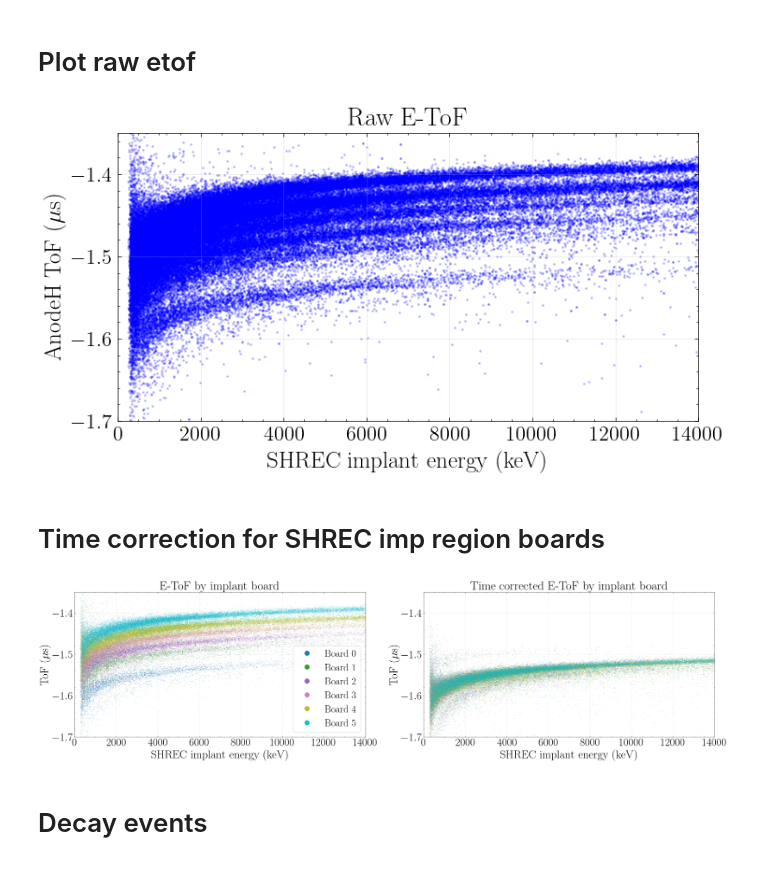
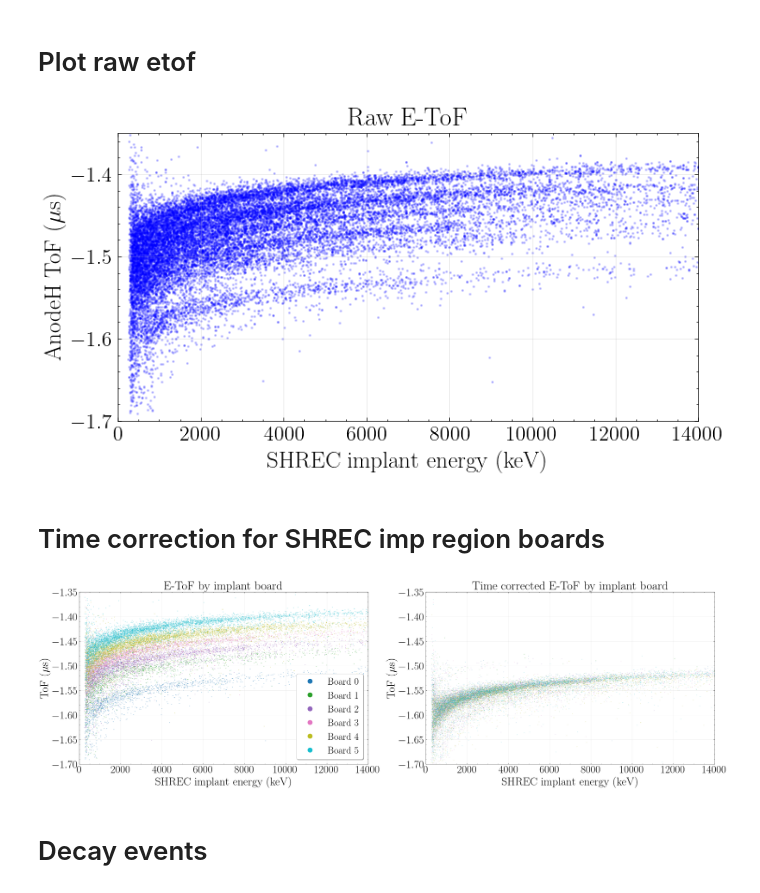
Before and after one commit to JChads4/ppac_analysis2, a Jupyter notebook: ppac_analysis.ipynb, the cells around one changed output. Saved outputs shown, nothing was run; the diff lists cells and outputs as text; code cells hidden in the pictures.

```diff
--- a/ppac_analysis.ipynb
+++ b/ppac_analysis.ipynb
@@ -37,8 +37,8 @@ ruth_W = ruth[ruth['detector'] == 'ruthW']
 # PPAC-SHREC coincidences
 # %%
 # Coincidence window
-window_before_ns = 5000  # 2000 ns (2 us) before
-window_after_ns = 5000   # 1000 ns (1 us) after
+window_before_ns = 1700  # 1700 ns (1.7 us) before
+window_after_ns = 0   # 1000 ns (1 us) after
 
 # Convert to picoseconds for use with timetag values
 window_before_ps = window_before_ns * 1000  # ns to ps
@@ -237,15 +239,15 @@ Processing rate: 8378.5 events/second
 # %% [markdown]
 # Plot raw etof
 # %%
-if not coincident_imp.empty:
+if not coincident_imp_df.empty:
     # Convert ns time differences to us for plotting
-    coincident_imp['dt_cathode_us'] = coincident_imp['dt_cathode_ns'] / 1000  # ns to μs
-    coincident_imp['dt_anodeV_us'] = coincident_imp['dt_anodeV_ns'] / 1000    # ns to μs
-    coincident_imp['dt_anodeH_us'] = coincident_imp['dt_anodeH_ns'] / 1000    # ns to μs
+    coincident_imp_df['dt_cathode_us'] = coincident_imp_df['dt_cathode_ns'] / 1000  # ns to μs
+    coincident_imp_df['dt_anodeV_us'] = coincident_imp_df['dt_anodeV_ns'] / 1000    # ns to μs
+    coincident_imp_df['dt_anodeH_us'] = coincident_imp_df['dt_anodeH_ns'] / 1000    # ns to μs
 
     plt.figure(figsize=(8, 4))
     fs = 18
-    plt.scatter(coincident_imp['imp_xE'], coincident_imp['dt_anodeH_us'],
+    plt.scatter(coincident_imp_df['imp_xE'], coincident_imp_df['dt_anodeH_us'],
                 alpha=0.2, s=1, c='blue')
     plt.xlabel("SHREC implant energy (keV)", fontsize=fs)
     plt.ylabel(r"AnodeH ToF ($\mu$s)", fontsize=fs)
@@ -260,14 +262,14 @@ if not coincident_imp.empty:
 else:
     print("No coincidences")
 # %% [output]
-[figure, old version]
+[figure, new version]
 # %% [markdown]
 # Time correction for SHREC imp region boards
 # %%
 from matplotlib.lines import Line2D
 
 # Get the recoil time in seconds
-coincident_imp['t'] = coincident_imp['imp_timetag'] * 1e-12
+coincident_imp_df['t'] = coincident_imp_df['imp_timetag'] * 1e-12
 
 # Define manual time offsets for the boards- board0 is master
 manual_offsets = {
@@ -281,25 +283,25 @@ manual_offsets = {
 
 # Calculate the corrected dt for the ppac plates in microseconds
 # Staying consistent with xboard
-coincident_imp['dt_anodeH_us_corr'] = coincident_imp.apply(
+coincident_imp_df['dt_anodeH_us_corr'] = coincident_imp_df.apply(
     lambda row: row['dt_anodeH_us'] + manual_offsets.get(row['xboard'], 0) * 1e6,
     axis=1
 )
 
-coincident_imp['dt_anodeV_us_corr'] = coincident_imp.apply(
+coincident_imp_df['dt_anodeV_us_corr'] = coincident_imp_df.apply(
     lambda row: row['dt_anodeV_us'] + manual_offsets.get(row['xboard'], 0) * 1e6,
     axis=1
 )
 
-coincident_imp['dt_cathode_us_corr'] = coincident_imp.apply(
+coincident_imp_df['dt_cathode_us_corr'] = coincident_imp_df.apply(
     lambda row: row['dt_cathode_us'] + manual_offsets.get(row['xboard'], 0) * 1e6,
     axis=1
 )
 
 # Get boards
-boards = sorted(coincident_imp['xboard'].unique())
+boards = sorted(coincident_imp_df['xboard'].unique())
 
-plt.figure(figsize=(30,15))
+plt.figure(figsize=(30,18))
 fs=30
 
 plt.subplot(221)
@@ -308,41 +310,41 @@ legend_handles = []
 
 for board, color in zip(boards, colors):
     # Filter the df for this board
-    board_data = coincident_imp[coincident_imp['xboard'] == board]
+    board_data = coincident_imp_df[coincident_imp_df['xboard'] == board]
     plt.scatter(board_data['imp_xE'], board_data['dt_anodeH_us'],
-                s=2, alpha=0.1, color=color, label=f'Board {board}')
+                s=2, alpha=0.2, color=color, label=f'Board {board}')
     legend_handles.append(Line2D([0], [0], marker='o', color='w', markersize=14, markerfacecolor=color, label=f'Board {board}'))
 plt.xlabel("SHREC implant energy (keV)", fontsize=fs)
 plt.ylabel(r"ToF ($\mu$s)", fontsize=fs)
 plt.title("E-ToF by implant board", fontsize=fs+2)
 plt.xlim(0, 14000)
 plt.ylim(-1.7, -1.35)
 plt.grid(True, alpha=0.3)
 ax = plt.gca()
 ax.tick_params(axis='both', which='major', labelsize=fs-2)
-plt.legend(handles=legend_handles, fontsize=fs-4, frameon=True)
+plt.legend(handles=legend_handles, fontsize=fs-4, frameon=True, shadow=True, facecolor='white')
 
 plt.subplot(222)
 for board, color in zip(boards, colors):
     # Filter the DataFrame for this board
-    board_data = coincident_imp[coincident_imp['xboard'] == board]
+    board_data = coincident_imp_df[coincident_imp_df['xboard'] == board]
     plt.scatter(board_data['imp_xE'], board_data['dt_anodeH_us_corr'],
                 s=2, alpha=0.1, color=color, label=f'Board {board}')
     legend_handles.append(Line2D([0], [0], marker='o', color='w', markersize=14, markerfacecolor=color, label=f'Board {board}'))
 plt.xlabel("SHREC implant energy (keV)", fontsize=fs)
 plt.ylabel(r"ToF ($\mu$s)", fontsize=fs)
 plt.title("Time corrected E-ToF by implant board", fontsize=fs+2)
 plt.xlim(0, 14000)
 plt.ylim(-1.7, -1.35)
 plt.grid(True, alpha=0.3)
 ax = plt.gca()
 ax.tick_params(axis='both', which='major', labelsize=fs-2)
 # plt.legend(handles=legend_handles, fontsize=fs-4, frameon=True)
 
 
 plt.savefig("plots/etof_by_board.png", dpi=1000)
 # %% [output]
-[figure, old version]
+[figure, new version]
 # %% [markdown]
 # Decay events
 # %%
```
Also changed, not shown: parts of 23 cells of this notebook, 12 other files.
